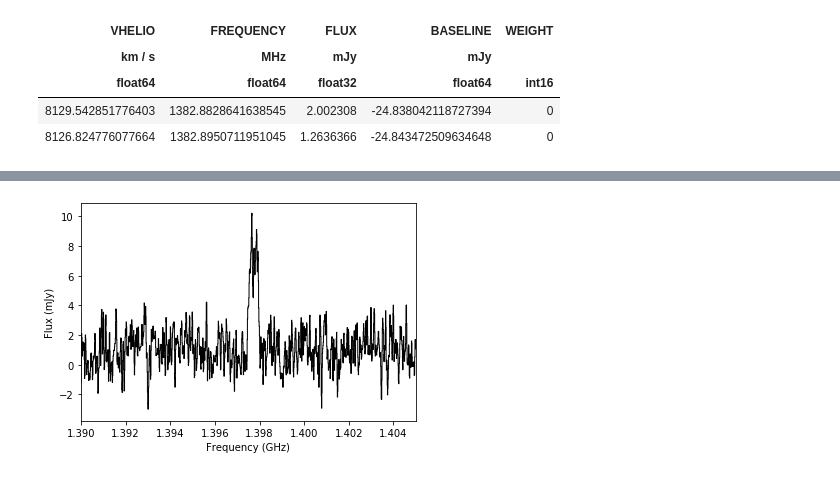
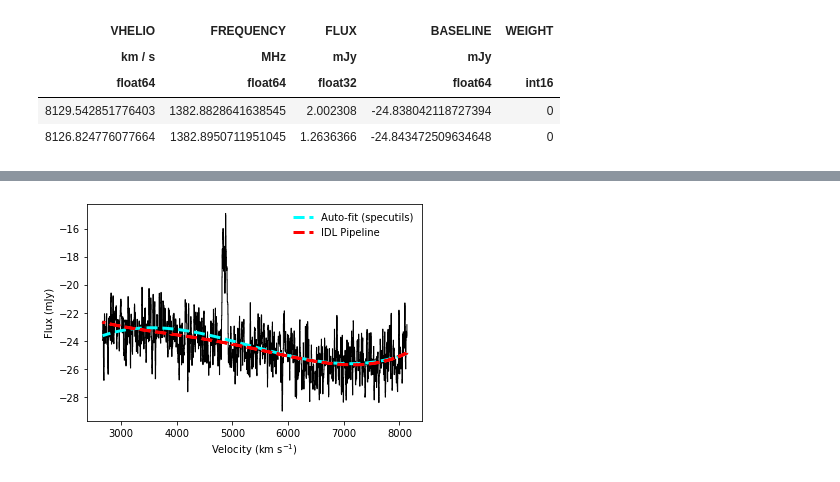
Before and after one commit to jsribaud/APPSS, a Jupyter notebook: notebooks/fits_read.ipynb, the cells around one changed output, grey strips where cells are left out. Drawn from its saved outputs; the diff is of its cells as text; code cells hidden in the pictures.

```diff
--- a/notebooks/fits_read.ipynb
+++ b/notebooks/fits_read.ipynb
@@ -57,5 +63,7 @@ plt.show()
 # %%
 freq = np.array(data['FREQUENCY'])*u.MHz
-flux = np.array(data['FLUX'])*u.mJy
-spec = Spectrum1D(spectral_axis=freq,flux=flux+1.*u.mJy,velocity_convention="optical",rest_value=1420.405752*u.MHz)
-#flux
+flux = np.array(data['FLUX']+data['BASELINE'])*u.mJy
+spec = Spectrum1D(spectral_axis=freq,flux=flux,velocity_convention="optical",rest_value=1420.405752*u.MHz)
+con_fit = fit_generic_continuum(spec)
+spec.co = con_fit(freq)
+old_co = np.array(data['BASELINE'])*u.mJy
@@ -62,11 +73,14 @@ spec = Spectrum1D(spectral_axis=freq,flux=flux+1.*u.mJy,velocity_convention="opt
 # %%
 f, ax = plt.subplots()
-ax.step(spec.frequency, spec.flux,c='k',lw=1.)
-#ax.step(data['VHELIO'],data['FLUX'],alpha=0.25,c='r')
+ax.step(spec.velocity, spec.flux,c='k',lw=1.)
+ax.plot(spec.velocity,spec.co,ls='--',c='cyan', alpha=1., lw=3.,label='Auto-fit (specutils)')
+ax.step(spec.velocity,old_co, ls='--',c='r', alpha=1., lw=3.,label='IDL Pipeline')
 ax.set_ylabel('Flux (mJy)')
-ax.set_xlabel('Frequency (GHz)')
-#ax.set_xlabel('Velocity (km s$^{-1}$)')
-ax.set_xlim(1.39,1.405)
+#ax.set_xlabel('Frequency (GHz)')
+ax.set_xlabel('Velocity (km s$^{-1}$)')
+#ax.set_xlim(1.39,1.405)
+#ax.set_xlim(4000,6000)
+plt.legend(framealpha=0.)
 plt.show()
 # %% [output]
-[figure, old version]
+[figure, new version]
```
Also changed, not shown: parts of 16 cells of this notebook.
